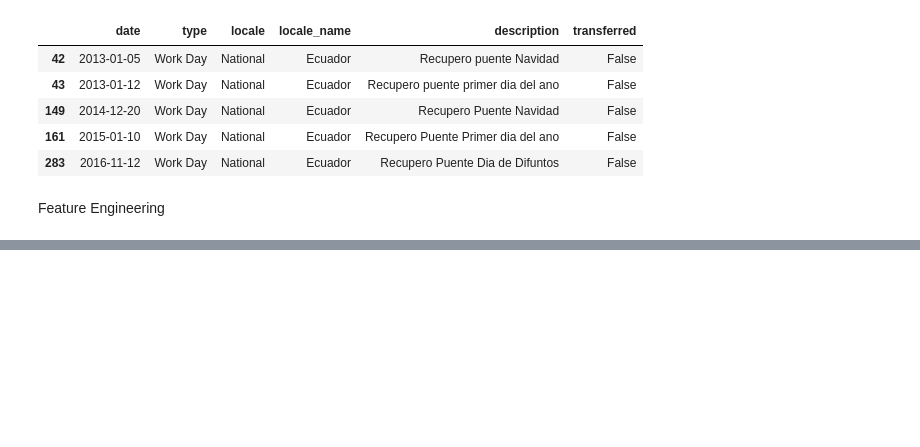
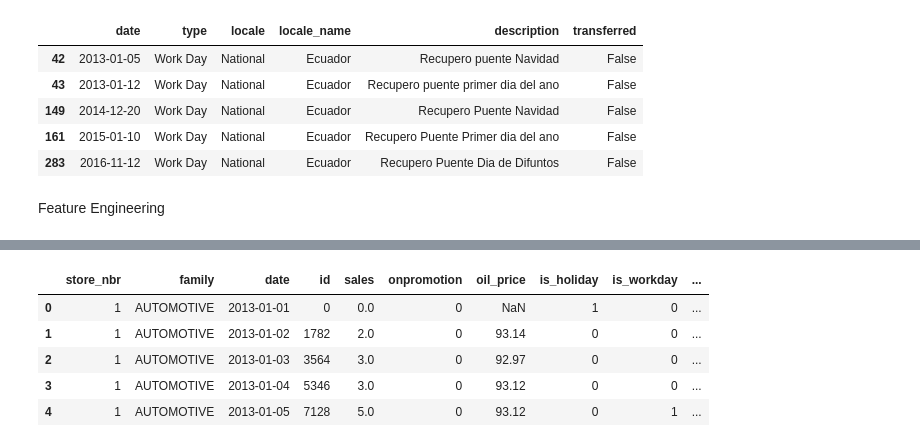
Before and after one commit to cesar-penuela/store-sales-time-series-forecasting, a Jupyter notebook: notebooks/eda.ipynb, the cells around one changed output, grey strips where cells are left out. Saved outputs shown, nothing was run; the diff lists cells and outputs as text; code cells hidden in the pictures; blank space fills up the shorter version.

```diff
--- a/notebooks/eda.ipynb
+++ b/notebooks/eda.ipynb
@@ -166,0 +188,16 @@ Feature Engineering
+# %%
+#is_holiday
+
+holidays_filtered['date'] = pd.to_datetime(holidays_filtered['date'])
+
+train_features['is_holiday'] = train_features['date'].isin(
+    holidays_filtered['date']
+).astype(int)
+# %%
+#is_workday
+
+work_days['date'] = pd.to_datetime(work_days['date'])
+
+train_features['is_workday'] = train_features['date'].isin(
+    work_days['date']
+).astype(int)
@@ -166,0 +213,6 @@ Feature Engineering
+# %%
+#Rearrangement
+
+train_features = train_features.sort_values(
+    ['store_nbr','family','date']
+)
@@ -166,0 +228,21 @@ Feature Engineering
+# %%
+#Lag creation
+
+group = train_features.groupby(['store_nbr','family'])['sales']
+
+train_features['lag_1d'] = group.shift(1)
+
+train_features['lag_1w'] = group.shift(7)
+
+train_features['lag_1m'] = group.shift(28)
+
+train_features['lag_1y'] = group.shift(364)
+# %%
+train_features.head()
+# %% [output]
+|  | store_nbr | family | date | id | sales | onpromotion | oil_price | is_holiday | is_workday | ... |
+| 0 | 1 | AUTOMOTIVE | 2013-01-01 | 0 | 0.0 | 0 | NaN | 1 | 0 | ... |
+| 1 | 1 | AUTOMOTIVE | 2013-01-02 | 1782 | 2.0 | 0 | 93.14 | 0 | 0 | ... |
+| 2 | 1 | AUTOMOTIVE | 2013-01-03 | 3564 | 3.0 | 0 | 92.97 | 0 | 0 | ... |
+| 3 | 1 | AUTOMOTIVE | 2013-01-04 | 5346 | 3.0 | 0 | 93.12 | 0 | 0 | ... |
+| 4 | 1 | AUTOMOTIVE | 2013-01-05 | 7128 | 5.0 | 0 | 93.12 | 0 | 1 | ... |
```
Also changed, not shown: parts of 15 cells of this notebook.
